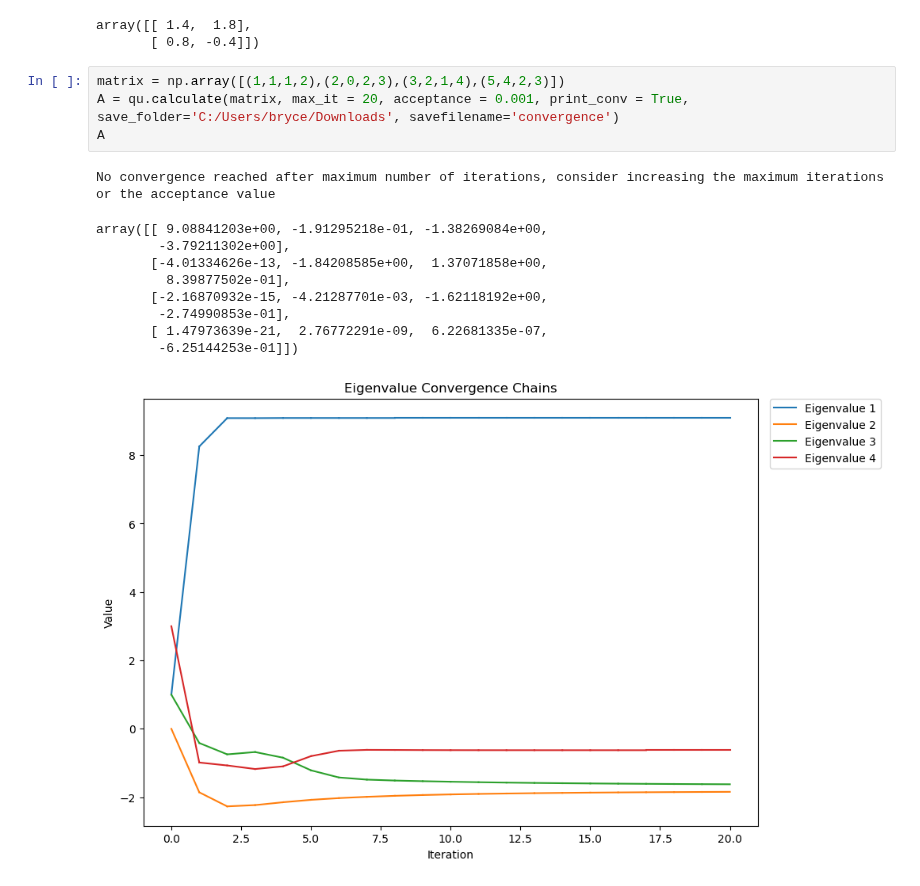
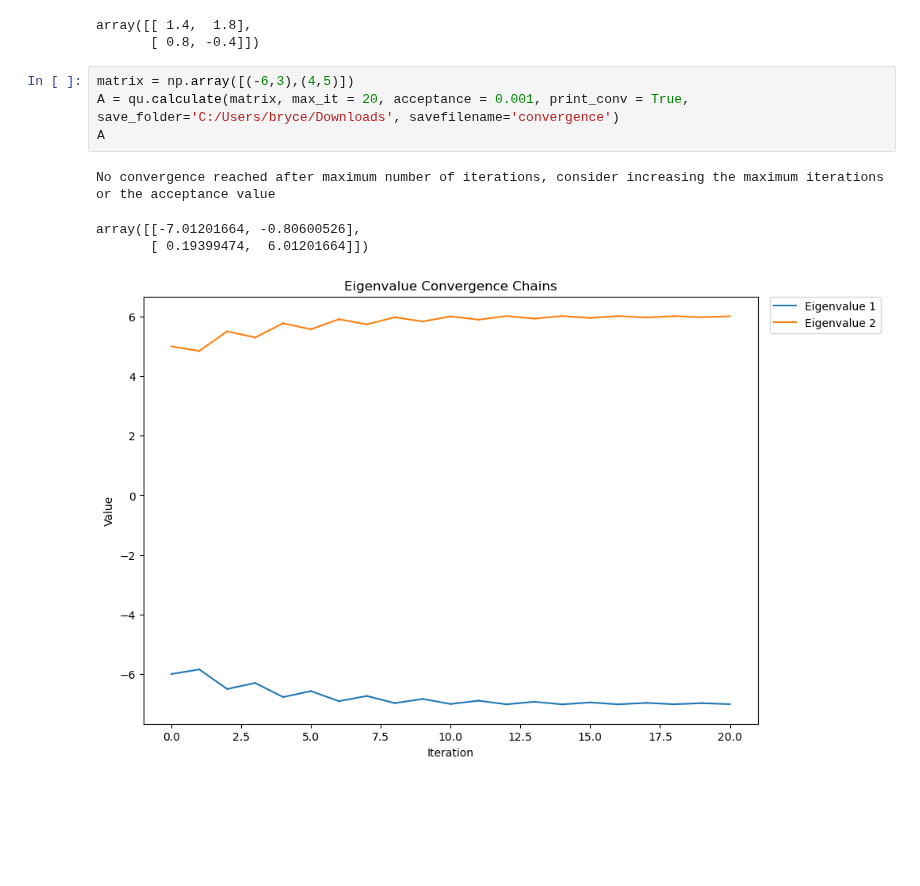
Before and after one commit to BryceDixon/Computational, a Jupyter notebook: Test1.ipynb, the cells around one changed output. Cells and saved outputs as stored; diff of their text form; blank space fills up the shorter version.

Commit message:
plot working properly

```diff
--- a/Test1.ipynb
+++ b/Test1.ipynb
@@ -35,17 +36,11 @@ A
 array([[ 1.4,  1.8],
        [ 0.8, -0.4]])
 # %%
-matrix = np.array([(1,1,1,2),(2,0,2,3),(3,2,1,4),(5,4,2,3)])
+matrix = np.array([(-6,3),(4,5)])
 A = qu.calculate(matrix, max_it = 20, acceptance = 0.001, print_conv = True, save_folder='C:/Users/bryce/Downloads', savefilename='convergence')
 A
 # %% [output]
 No convergence reached after maximum number of iterations, consider increasing the maximum iterations or the acceptance value
-array([[ 9.08841203e+00, -1.91295218e-01, -1.38269084e+00,
-        -3.79211302e+00],
-       [-4.01334626e-13, -1.84208585e+00,  1.37071858e+00,
-         8.39877502e-01],
-       [-2.16870932e-15, -4.21287701e-03, -1.62118192e+00,
-        -2.74990853e-01],
-       [ 1.47973639e-21,  2.76772291e-09,  6.22681335e-07,
-        -6.25144253e-01]])
+array([[-7.01201664, -0.80600526],
+       [ 0.19399474,  6.01201664]])
-[figure, old version]
+[figure, new version]
```
Also changed, not shown: parts of 5 cells of this notebook, 2 other files.
